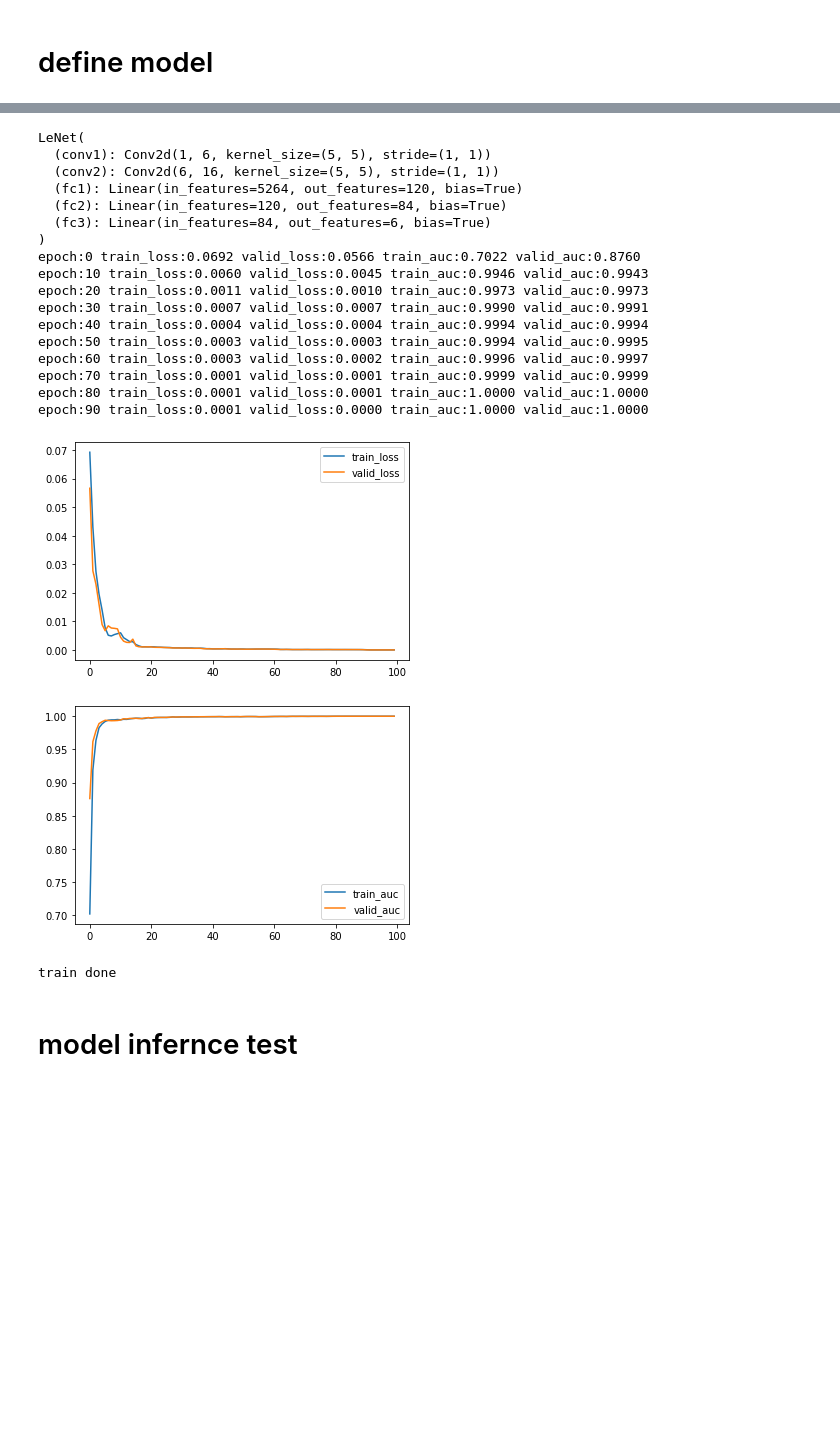
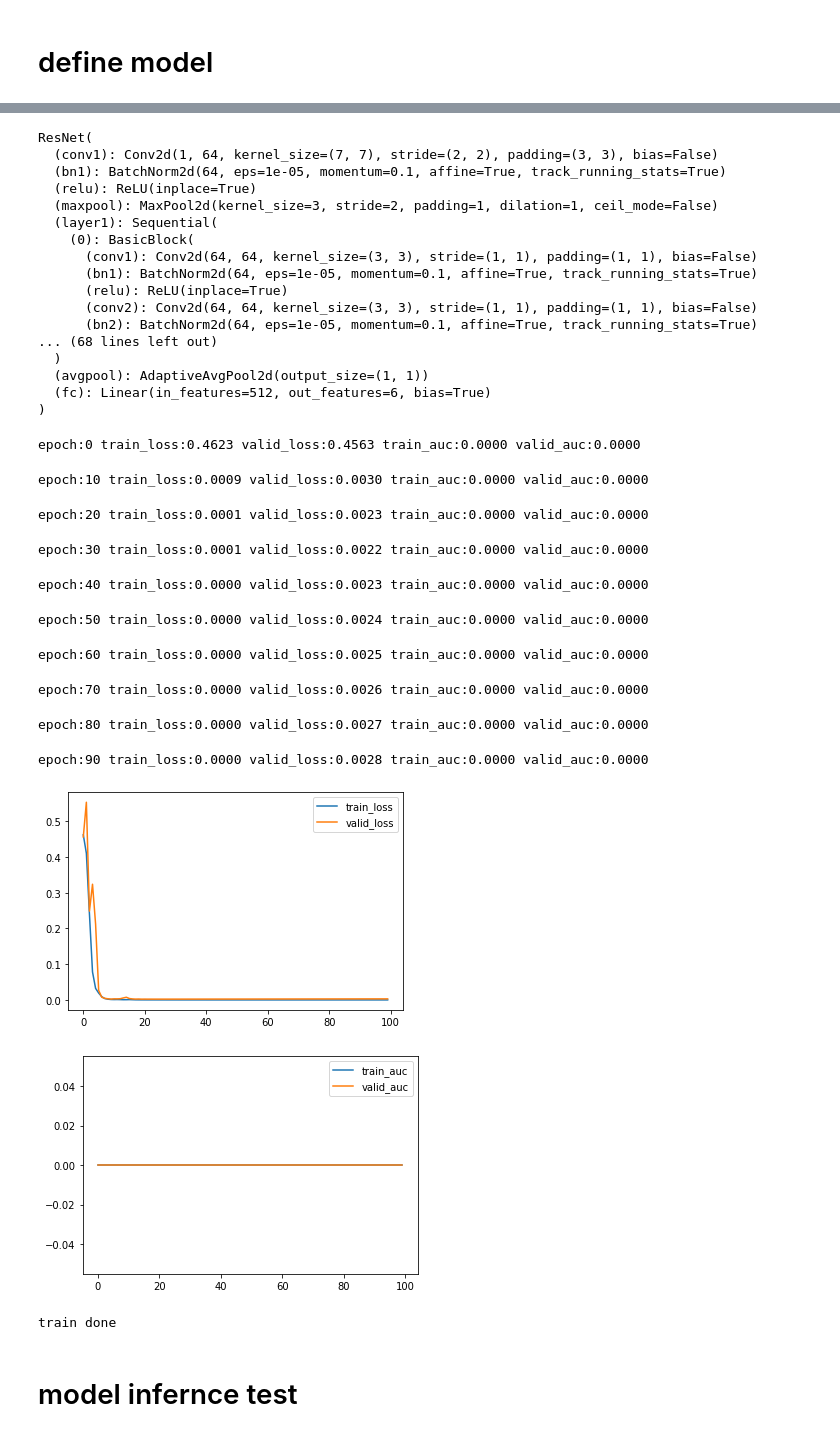
Before and after one commit to skywalker0803r/Tomofun-Dog-Voice-Recognition-AI-Million-Challenge, a Jupyter notebook: full_work_flow.ipynb, the cells around one changed output, grey strips where cells are left out. Drawn from its saved outputs; the diff is of its cells as text; code cells hidden in the pictures; blank space fills up the shorter version.

```diff
--- a/full_work_flow.ipynb
+++ b/full_work_flow.ipynb
@@ -104,4 +283,7 @@ vaild_iter = DataLoader(vaildset,batch_size=64)
 torch.save(train_iter, 'train_iter.pt')
 torch.save(vaild_iter, 'vaild_iter.pt')
+# %%
+train_iter = torch.load('train_iter.pt')
+vaild_iter = torch.load('vaild_iter.pt')
 # %%
 for bx,by in train_iter:
@@ -147,0 +327,7 @@ writer.close()
+# %%
+model = torch.hub.load('pytorch/vision:v0.9.0', 'resnet18', pretrained=False)
+model.conv1 = nn.Conv2d(1, 64, kernel_size=(7, 7), stride=(2, 2), padding=(3, 3), bias=False)
+model.fc = nn.Linear(in_features=512, out_features=6, bias=True)
+y_hat = model(bx)
+print(bx.shape)
+print(y_hat.shape)
@@ -148,5 +340,4 @@ writer.close()
 # %%
-# train_step
 def train_step(model,train_iter,loss_fn,optimizer):
         model.train()
         total_loss = 0
@@ -162,7 +353,6 @@ def train_step(model,train_iter,loss_fn,optimizer):
             total_loss += loss.item()
         return total_loss/(t+1) ,total_auc/(t+1)
 
-# valid_step
 def valid_step(model,vaild_iter,loss_fn,optimizer):
     model.eval()
     total_loss = 0
@@ -175,9 +365,19 @@ def valid_step(model,vaild_iter,loss_fn,optimizer):
         total_loss += loss.item()
     return total_loss/(t+1) ,total_auc/(t+1)
 
+def softmax2onehot(probs):
+  probs = torch.FloatTensor(probs)
+  max_idx = torch.argmax(probs, 1, keepdim=True)
+  one_hot = torch.FloatTensor(probs.shape)
+  one_hot.zero_()
+  one_hot.scatter_(1, max_idx, 1)
+  return one_hot.detach().cpu().numpy().astype(int)
+
 # calculate roc_auc_score
 def calculate_auc_score(model,x,y):
-    return roc_auc_score(y.detach().cpu().numpy(),model(x).detach().cpu().numpy())
+    y_hat = model(x).detach().cpu().numpy()
+    y = y.detach().cpu().numpy()
+    return 0 #roc_auc_score(y_hat,y)
 
 
 # train_loop
@@ -193,7 +393,7 @@ def train(model,optimizer,loss_fn,max_epochs=300,log_interval=10):
         for i in tqdm(range(max_epochs)):
             # step
             train_loss,train_auc = train_step(model,train_iter,loss_fn,optimizer)
-            valid_loss,valid_auc = valid_step(model,train_iter,loss_fn,optimizer)
+            valid_loss,valid_auc = valid_step(model,vaild_iter,loss_fn,optimizer)
             # record history
             history['train_loss'].append(train_loss)
             history['valid_loss'].append(valid_loss)
@@ -229,33 +429,44 @@ def train(model,optimizer,loss_fn,max_epochs=300,log_interval=10):
         return model
 # %%
 device = 'cuda:0'
-model = LeNet().to(device)
+model = model.to(device)
 print(model)
+model = torch.nn.DataParallel(model, device_ids=[0, 1, 2 ,3])
 optimizer = Adam(model.parameters(),lr=1e-3)
-loss_fn = nn.SmoothL1Loss()
+loss_fn = nn.BCEWithLogitsLoss()
 model = train(model,optimizer,loss_fn,max_epochs=100,log_interval=10)
 torch.save(model,'model.pt')
 print('train done')
 # %% [output]
-LeNet(
-  (conv1): Conv2d(1, 6, kernel_size=(5, 5), stride=(1, 1))
-  (conv2): Conv2d(6, 16, kernel_size=(5, 5), stride=(1, 1))
-  (fc1): Linear(in_features=5264, out_features=120, bias=True)
-  (fc2): Linear(in_features=120, out_features=84, bias=True)
-  (fc3): Linear(in_features=84, out_features=6, bias=True)
+ResNet(
+  (conv1): Conv2d(1, 64, kernel_size=(7, 7), stride=(2, 2), padding=(3, 3), bias=False)
+  (bn1): BatchNorm2d(64, eps=1e-05, momentum=0.1, affine=True, track_running_stats=True)
+  (relu): ReLU(inplace=True)
+  (maxpool): MaxPool2d(kernel_size=3, stride=2, padding=1, dilation=1, ceil_mode=False)
+  (layer1): Sequential(
+    (0): BasicBlock(
+      (conv1): Conv2d(64, 64, kernel_size=(3, 3), stride=(1, 1), padding=(1, 1), bias=False)
+      (bn1): BatchNorm2d(64, eps=1e-05, momentum=0.1, affine=True, track_running_stats=True)
+      (relu): ReLU(inplace=True)
+      (conv2): Conv2d(64, 64, kernel_size=(3, 3), stride=(1, 1), padding=(1, 1), bias=False)
+      (bn2): BatchNorm2d(64, eps=1e-05, momentum=0.1, affine=True, track_running_stats=True)
+... (68 lines left out)
+  )
+  (avgpool): AdaptiveAvgPool2d(output_size=(1, 1))
+  (fc): Linear(in_features=512, out_features=6, bias=True)
 )
-epoch:0 train_loss:0.0692 valid_loss:0.0566 train_auc:0.7022 valid_auc:0.8760
-epoch:10 train_loss:0.0060 valid_loss:0.0045 train_auc:0.9946 valid_auc:0.9943
-epoch:20 train_loss:0.0011 valid_loss:0.0010 train_auc:0.9973 valid_auc:0.9973
-epoch:30 train_loss:0.0007 valid_loss:0.0007 train_auc:0.9990 valid_auc:0.9991
-epoch:40 train_loss:0.0004 valid_loss:0.0004 train_auc:0.9994 valid_auc:0.9994
-epoch:50 train_loss:0.0003 valid_loss:0.0003 train_auc:0.9994 valid_auc:0.9995
-epoch:60 train_loss:0.0003 valid_loss:0.0002 train_auc:0.9996 valid_auc:0.9997
-epoch:70 train_loss:0.0001 valid_loss:0.0001 train_auc:0.9999 valid_auc:0.9999
-epoch:80 train_loss:0.0001 valid_loss:0.0001 train_auc:1.0000 valid_auc:1.0000
-epoch:90 train_loss:0.0001 valid_loss:0.0000 train_auc:1.0000 valid_auc:1.0000
+epoch:0 train_loss:0.4623 valid_loss:0.4563 train_auc:0.0000 valid_auc:0.0000
+epoch:10 train_loss:0.0009 valid_loss:0.0030 train_auc:0.0000 valid_auc:0.0000
+epoch:20 train_loss:0.0001 valid_loss:0.0023 train_auc:0.0000 valid_auc:0.0000
+epoch:30 train_loss:0.0001 valid_loss:0.0022 train_auc:0.0000 valid_auc:0.0000
+epoch:40 train_loss:0.0000 valid_loss:0.0023 train_auc:0.0000 valid_auc:0.0000
+epoch:50 train_loss:0.0000 valid_loss:0.0024 train_auc:0.0000 valid_auc:0.0000
+epoch:60 train_loss:0.0000 valid_loss:0.0025 train_auc:0.0000 valid_auc:0.0000
+epoch:70 train_loss:0.0000 valid_loss:0.0026 train_auc:0.0000 valid_auc:0.0000
+epoch:80 train_loss:0.0000 valid_loss:0.0027 train_auc:0.0000 valid_auc:0.0000
+epoch:90 train_loss:0.0000 valid_loss:0.0028 train_auc:0.0000 valid_auc:0.0000
-[figure, old version]
+[figure, new version]
-[figure, old version]
+[figure, new version]
-train done
+train done
 # %% [markdown]
 # model infernce test
```
Also changed, not shown: parts of 34 cells of this notebook.
